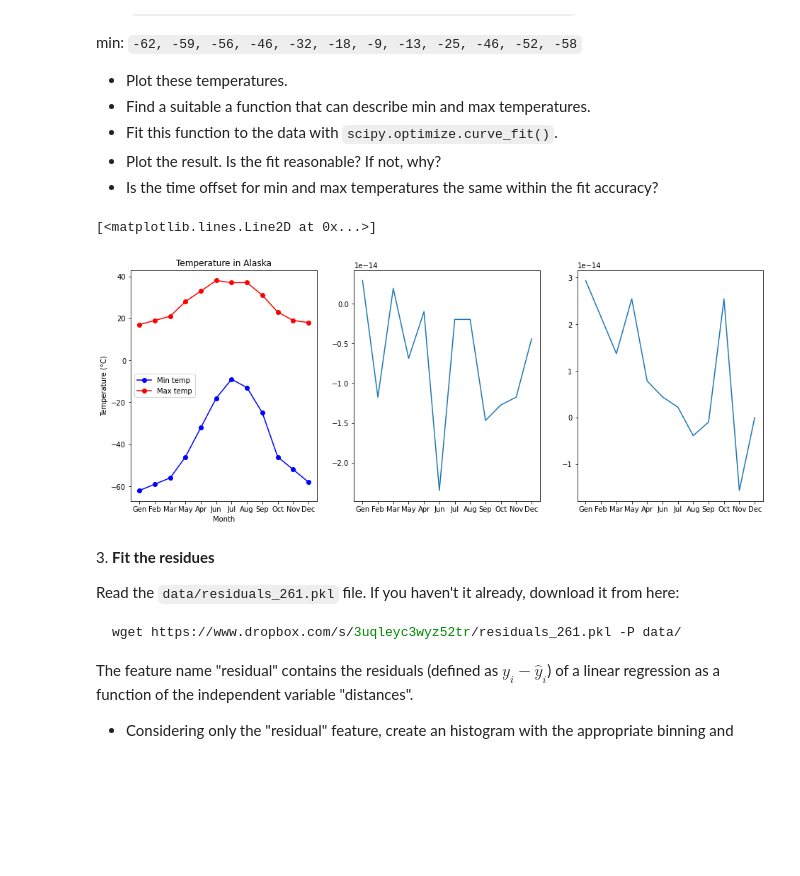
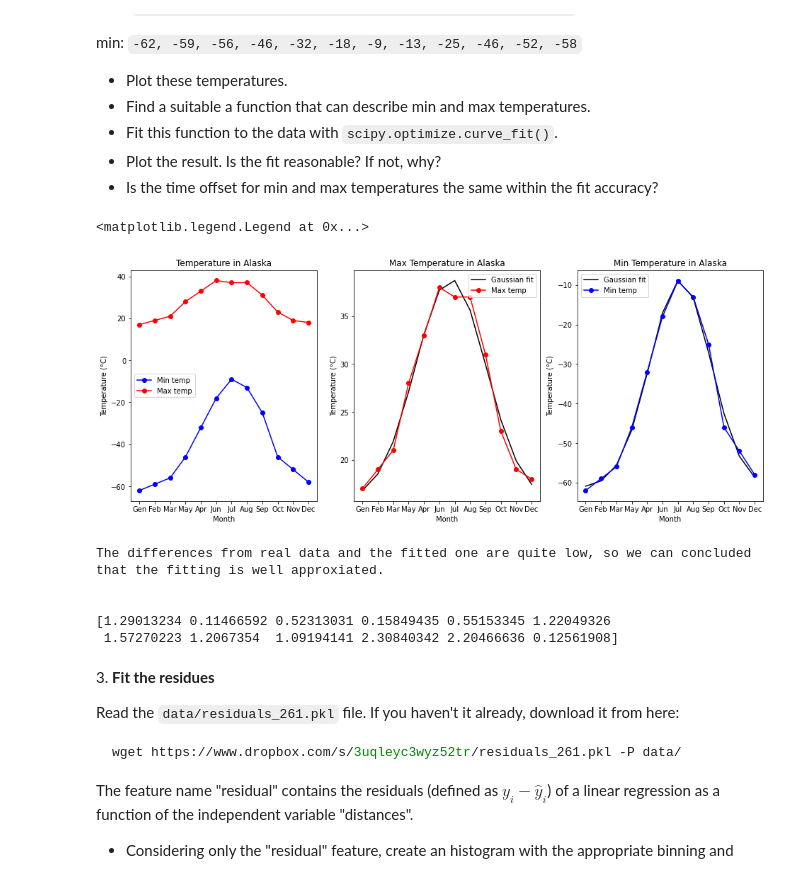
Before and after one commit to zucchett/HighLevelProgramming2021, a Jupyter notebook: 08ex_fitting.ipynb, the cells around one changed output. Drawn from its saved outputs; the diff is of its cells as text; code cells hidden in the pictures; blank space fills up the shorter version.

```diff
--- a/08ex_fitting.ipynb
+++ b/08ex_fitting.ipynb
@@ -66,32 +125,57 @@ min: `-62, -59, -56, -46, -32, -18, -9, -13, -25, -46, -52, -58`
 * Plot the result. Is the fit reasonable? If not, why?
 * Is the time offset for min and max temperatures the same within the fit accuracy?
 # %%
-def f(x):
-    measures = np.sin(2 * np.pi * x)
-    return measures
+def G(x,a,b,x0,sigma):
+    return a*np.exp(-(x-x0)**2/(2*sigma**2)) + b
 
 x_lb = ['Gen','Feb','Mar','May','Apr','Jun','Jul','Aug','Sep','Oct','Nov','Dec']
 max_temp = np.array([17,  19,  21,  28,  33,  38, 37,  37,  31,  23,  19,  18])
 min_temp = np.array([-62, -59, -56, -46, -32, -18, -9, -13, -25, -46, -52, -58])
 
 fig, (ax0, ax1, ax2) = plt.subplots(1,3, figsize = (16,6))
 
 ax0.plot(x_lb,min_temp, c="b" , label ="Min temp", marker = 'o')
 ax0.plot(x_lb,max_temp, c="r", label ="Max temp", marker = 'o' )
 ax0.set_xlabel('Month')
 ax0.set_ylabel('Temperature (°C)')
 ax0.set_title('Temperature in Alaska')
 ax0.legend()
 
-linear_interp = interpolate.interp1d(np.linspace(0,1,12), f(max_temp))
+
+popt_max_temp, pcov_max_temp = optimize.curve_fit(G, np.arange(1,len(max_temp)+1), max_temp, p0 = [1,0,5,1], full_output=False)
+popt_min_temp, pcov_min_temp = optimize.curve_fit(G, np.arange(1,len(min_temp)+1), min_temp, p0 = [1,0,5,1], full_output=False)
 
 
-linear_results = linear_interp(np.linspace(0,1,12))
-ax1.plot(x_lb, linear_results)
-ax2.plot(x_lb, f(min_temp))
+ax1.plot(x_lb, G(np.arange(1,len(min_temp)+1), popt_max_temp[0], popt_max_temp[1], popt_max_temp[2], popt_max_temp[3]), label='Gaussian fit',c="black")
+ax1.plot(x_lb,max_temp, c="r" , label ="Max temp", marker = 'o')
+ax1.set_xlabel('Month')
+ax1.set_ylabel('Temperature (°C)')
+ax1.set_title('Max Temperature in Alaska')
+ax1.legend()
+
+ax2.plot(x_lb, G(np.arange(1,len(min_temp)+1), popt_min_temp[0], popt_min_temp[1], popt_min_temp[2], popt_min_temp[3]) , label='Gaussian fit', c = "black")
+ax2.plot(x_lb,min_temp, c="b" , label ="Min temp", marker = 'o')
+ax2.set_xlabel('Month')
+ax2.set_ylabel('Temperature (°C)')
+ax2.set_title('Min Temperature in Alaska')
+ax2.legend()
 # %% [output]
-[<matplotlib.lines.Line2D at 0x...>]
+<matplotlib.legend.Legend at 0x...>
-[figure, old version]
+[figure, new version]
+# %%
+off_real = np.array(max_temp) - np.array(min_temp)
+off_fit = G(np.arange(1,len(max_temp)+1), popt_max_temp[0], popt_max_temp[1], popt_max_temp[2], popt_max_temp[3]) - G(np.arange(1,len(min_temp)+1), popt_min_temp[0], popt_min_temp[1], popt_min_temp[2], popt_min_temp[3])
+offset = np.absolute(off_real - off_fit)
+
+print("The differences from real data and the fitted one are quite low, so we can concluded that the fitting is well approxiated.")
+print("\n")
+print(offset)
+# %% [output]
+The differences from real data and the fitted one are quite low, so we can concluded that the fitting is well approxiated.
+
+
+[1.29013234 0.11466592 0.52313031 0.15849435 0.55153345 1.22049326
+ 1.57270223 1.2067354  1.09194141 2.30840342 2.20466636 0.12561908]
 # %% [markdown]
 3\. **Fit the residues**
 
```
Also changed, not shown: parts of 9 cells of this notebook.
